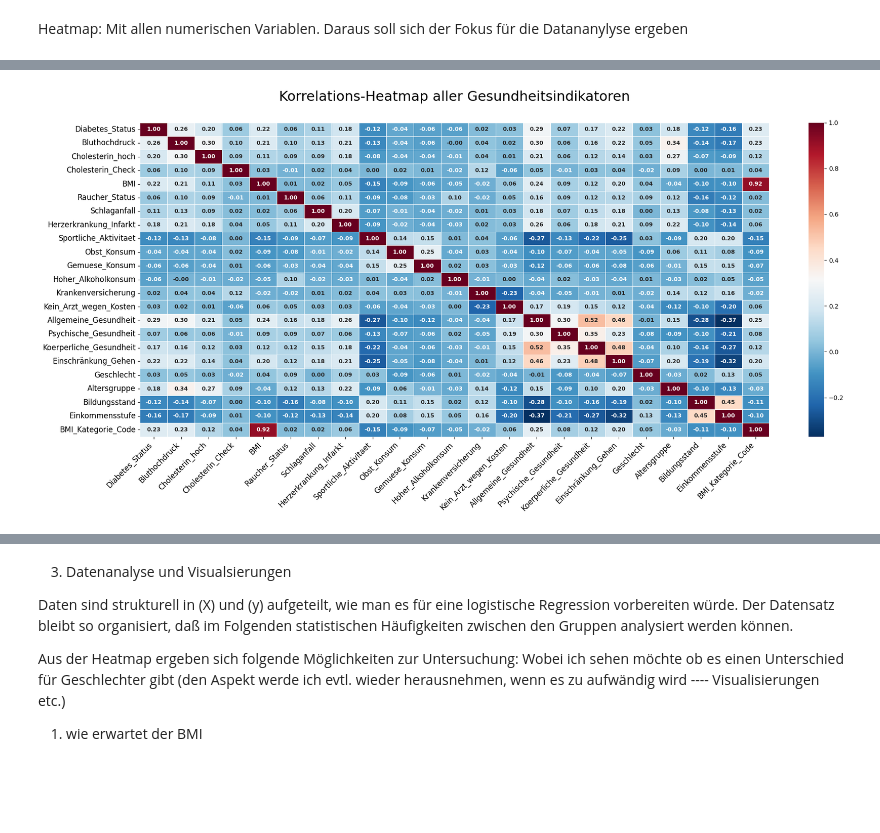
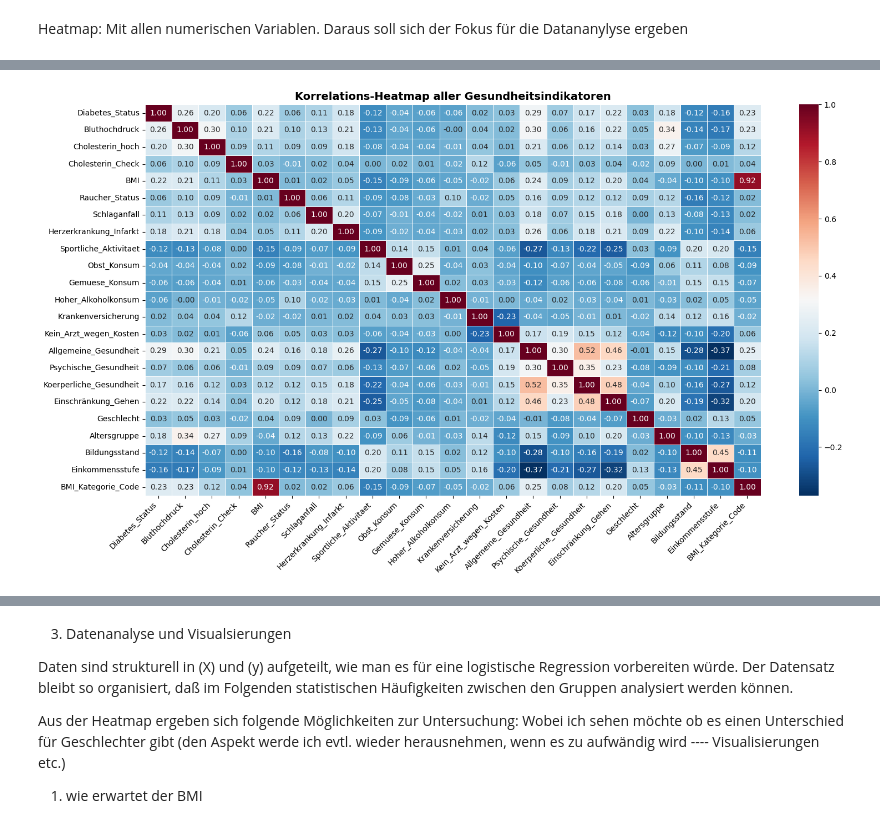
Before and after one commit to StackKer5000/Diabetes_Analysis, a Jupyter notebook: diabetes_v02.ipynb, the cells around one changed output, grey strips where cells are left out. Drawn from its saved outputs; the diff is of its cells as text; code cells hidden in the pictures; blank space fills up the shorter version.

```diff
--- a/diabetes_v02.ipynb
+++ b/diabetes_v02.ipynb
@@ -298,9 +319,7 @@ def bmi_kategorie_code(bmi):
 # Neue numerische Spalte
 df["BMI_Kategorie_Code"] = df["BMI"].apply(bmi_kategorie_code)
 
-# Datentyp in int8 umwandeln
-df["BMI_Kategorie_Code"] = df["BMI_Kategorie_Code"].astype("int8")
-
-# Check
-print(df[["BMI", "BMI_Kategorie_Text", "BMI_Kategorie_Code"]].head())
+#Check
+print("Überprüfung der generierten BMI-Kodes (Auszug):")
+display(df[["BMI", "BMI_Kategorie_Text", "BMI_Kategorie_Code"]].head())
 # %% [output]
@@ -343,43 +365,28 @@ BMI_Kategorie_Code           -0.111367        -0.100310            1.000000
 # %%
-# Korrelations-Heatmap
-
-# numerischen Spalten auswählen
-df_numerisch = df.select_dtypes(include=["number"])
+# Grafik: Korrelations-Heatmap aller Gesundheitsindikatoren
 
 # Korrelationsmatrix berechnen
+df_numerisch = df.select_dtypes(include=["number"])
 corr_matrix = df_numerisch.corr()
 
-# plotten
-plt.figure(figsize=(20, 10))
+plt.figure(figsize=(16, 9))
 
-# Heatmap in barrierefreier Palette
+# Heatmap plotten
 sns.heatmap(
     corr_matrix,
-    annot=True,             # Schreibt die Werte in die Kästchen
-    cmap="RdBu_r",          # barrierefreie Palette
-    fmt=".2f",              # Rundet auf 2 Nachkommastellen
-    linewidths=0.5,         # Feine Trennlinien zwischen den Quadraten
-    annot_kws={
-        "size": 9,
-        "weight": "bold",   # Zahlen im Fettdruck
-    },
+    annot=True,
+    cmap="RdBu_r",
+    fmt=".2f",
+    linewidths=0.5
 )
 
-# für PowerPoint-Folie
-plt.title("Korrelations-Heatmap aller Gesundheitsindikatoren", fontsize=22, pad=35)
+# Titel & Achsen
+plt.title("Korrelations-Heatmap aller Gesundheitsindikatoren", fontsize=14, fontweight="bold")
+plt.xticks(rotation=45, ha="right")
+plt.yticks(rotation=0)
 
-# Beschriftungen drehen, damit Spaltennamen besser lesbar sind
-plt.xticks(rotation=45, ha="right", fontsize=12)
-plt.yticks(rotation=0, fontsize=12)
-
-# Ränder belassen absichern, damit nichts abgeschnitten wird
 plt.tight_layout()
-plt.subplots_adjust(top=0.88, bottom=0.18)
-
-# Optionale Speicherung in hoher Qualität für PowerPoint (Raute bei Bedarf entfernen)
-# plt.savefig('korrelations_heatmap_deutsch.png', dpi=300, bbox_inches='tight')
-
 plt.show()
 # %% [output]
-[figure, old version]
+[figure, new version]
 # %%
```
Also changed, not shown: parts of 38 cells of this notebook.
